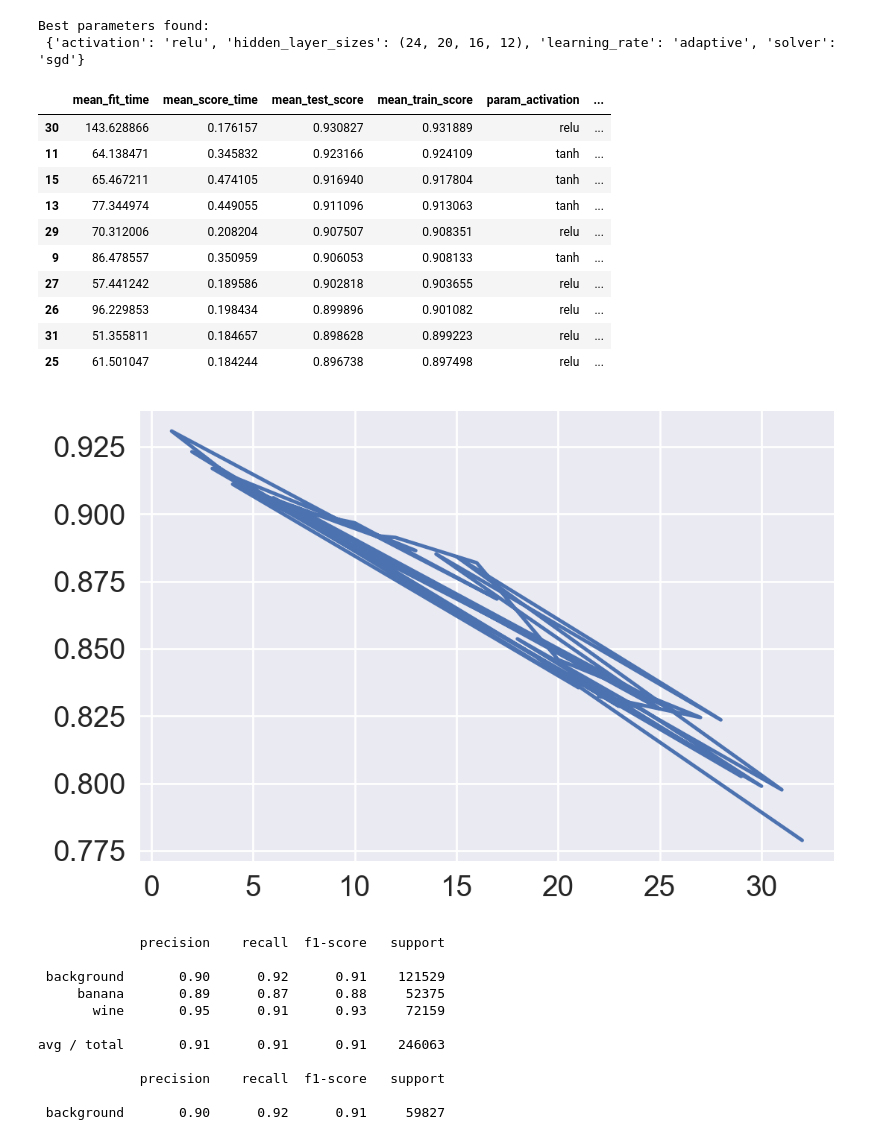
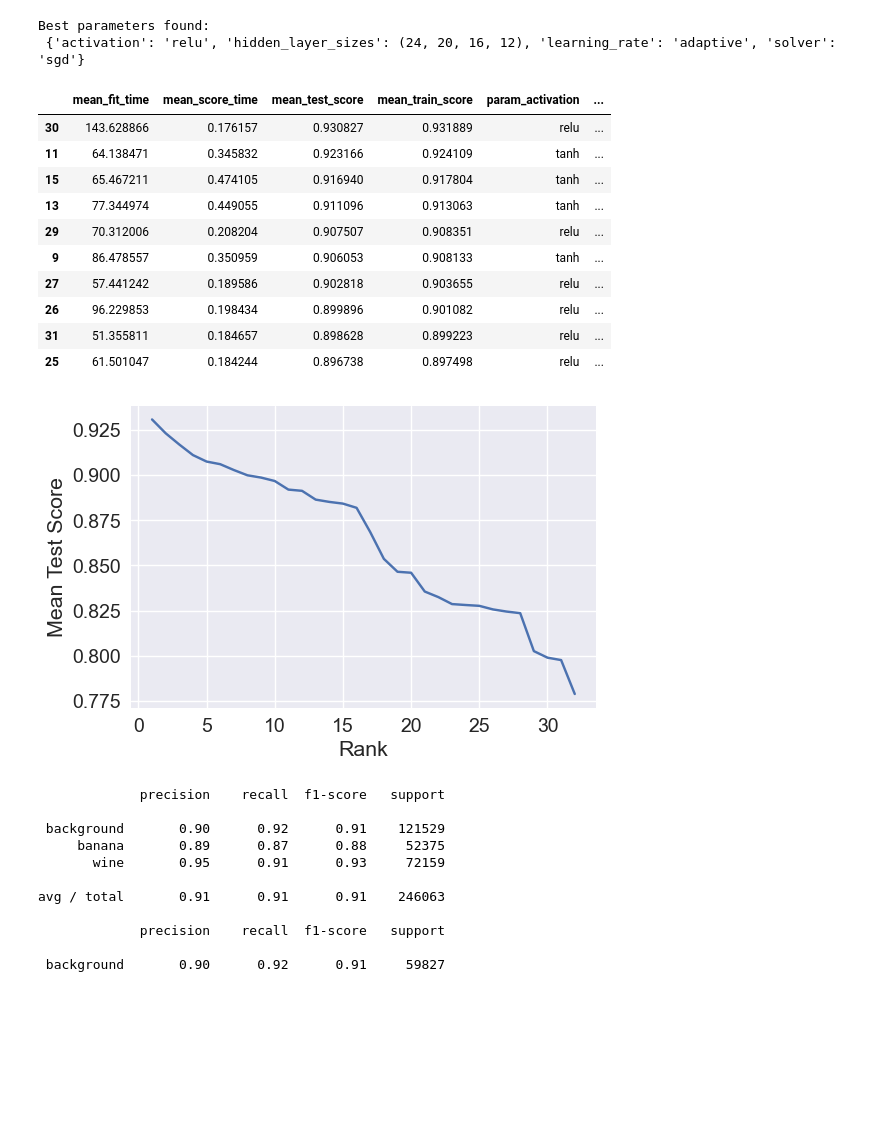
Before and after one commit to danibt656/Gas-sensor-for-home-activity, a Jupyter notebook: red_neuronal.ipynb, the cells around one changed output. Saved outputs shown, nothing was run; the diff lists cells and outputs as text; code cells hidden in the pictures; blank space fills up the shorter version.

```diff
--- a/red_neuronal.ipynb
+++ b/red_neuronal.ipynb
@@ -256,26 +256,32 @@ Best parameters found:
 # %%
 #Resultados del grid search
 dFrame = pd.DataFrame(clf.cv_results_)
 nResults=10
 pd.set_option('display.max_colwidth', -1)
 #mostramos una tabla con los 10 mejores valores
-display(dFrame.sort_values(by='rank_test_score').head(nResults))
+dFrameOrdered=dFrame.sort_values(by='rank_test_score')
+display(dFrameOrdered.head(nResults))
+dFrameOrdered.to_csv('gridSearch.csv')
 #gráfica para ver los mean_test_scores de todas las combinaciones
-plt.plot(dFrame['rank_test_score'], dFrame['mean_test_score'])
+plt.plot(dFrameOrdered['rank_test_score'], dFrameOrdered['mean_test_score'])
+# naming the x axis
+plt.xlabel('Rank')
+# naming the y axis
+plt.ylabel('Mean Test Score')
 plt.show()
 # %% [output]
 |  | mean_fit_time | mean_score_time | mean_test_score | mean_train_score | param_activation | ... |
 | 30 | 143.628866 | 0.176157 | 0.930827 | 0.931889 | relu | ... |
 | 11 | 64.138471 | 0.345832 | 0.923166 | 0.924109 | tanh | ... |
 | 15 | 65.467211 | 0.474105 | 0.916940 | 0.917804 | tanh | ... |
 | 13 | 77.344974 | 0.449055 | 0.911096 | 0.913063 | tanh | ... |
 | 29 | 70.312006 | 0.208204 | 0.907507 | 0.908351 | relu | ... |
 | 9 | 86.478557 | 0.350959 | 0.906053 | 0.908133 | tanh | ... |
 | 27 | 57.441242 | 0.189586 | 0.902818 | 0.903655 | relu | ... |
 | 26 | 96.229853 | 0.198434 | 0.899896 | 0.901082 | relu | ... |
 | 31 | 51.355811 | 0.184657 | 0.898628 | 0.899223 | relu | ... |
 | 25 | 61.501047 | 0.184244 | 0.896738 | 0.897498 | relu | ... |
-[figure, old version]
+[figure, new version]
 # %%
 #matriz de confusion y reports
 predict_test_clf = clf.predict(x_test_new)
```
Also changed, not shown: 1 other file.
